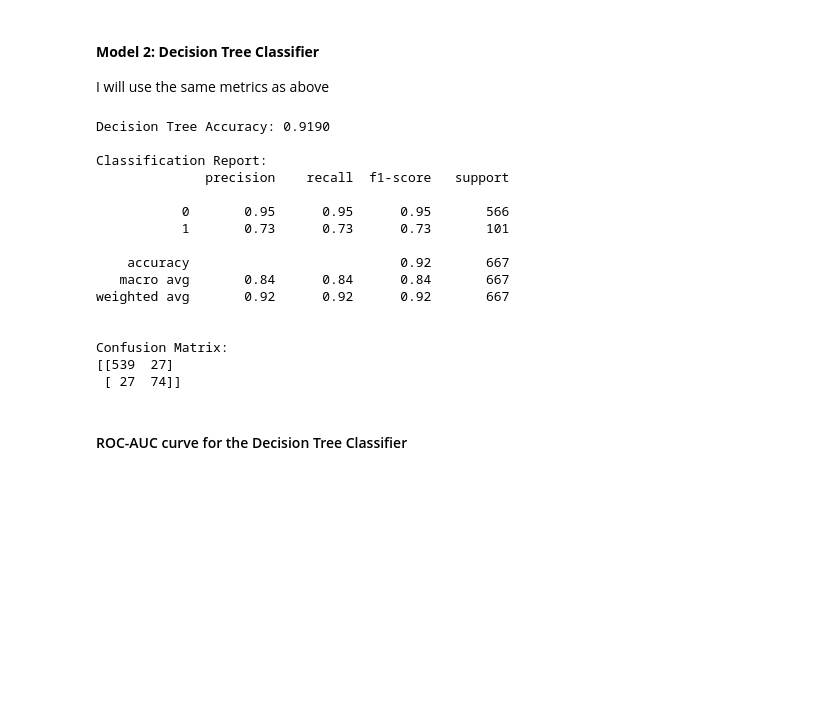
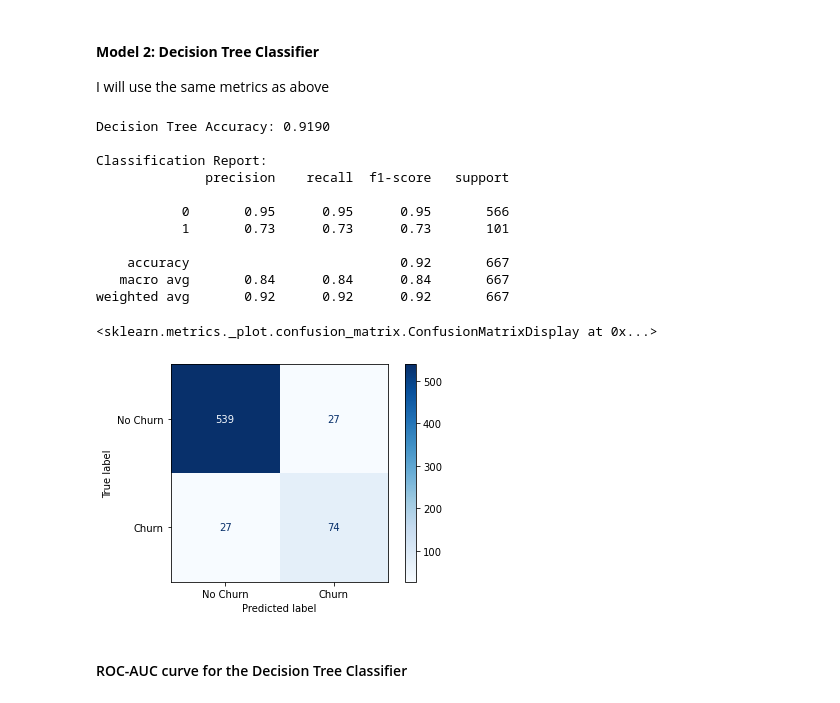
Before and after one commit to Kwamboka1584/SyriaTel-Customer-Churn, a Jupyter notebook: notebooks/CustomerChurn.ipynb, the cells around one changed output. Cells and saved outputs as stored; diff of their text form; code cells hidden in the pictures; blank space fills up the shorter version.

```diff
--- a/notebooks/CustomerChurn.ipynb
+++ b/notebooks/CustomerChurn.ipynb
@@ -747,39 +763,40 @@ I will use the same metrics as above
 # %%
 X_train, X_test, y_train, y_test = train_test_split(X, y, test_size=0.2, random_state=42)
 
 # Initialize and train the Decision Tree model
 dtree = DecisionTreeClassifier(random_state=42)
 dtree.fit(X_train, y_train)
 
 #  Predict and evaluate
 y_pred_dt = dtree.predict(X_test)
 
 #  Metrics
 acc_dt = accuracy_score(y_test, y_pred_dt)
 print(f"Decision Tree Accuracy: {acc_dt:.4f}")
 
 print("\nClassification Report:")
 print(classification_report(y_test, y_pred_dt))
 
-print("\nConfusion Matrix:")
-print(confusion_matrix(y_test, y_pred_dt))
+# Compute confusion matrix
+cm = confusion_matrix(y_test, y_pred_dt)
+
+# Display the confusion matrix
+disp = ConfusionMatrixDisplay(confusion_matrix=cm, display_labels=["No Churn", "Churn"])
+disp.plot(cmap='Blues')
 # %% [output]
 Decision Tree Accuracy: 0.9190
 
 Classification Report:
               precision    recall  f1-score   support
 
            0       0.95      0.95      0.95       566
            1       0.73      0.73      0.73       101
 
     accuracy                           0.92       667
    macro avg       0.84      0.84      0.84       667
 weighted avg       0.92      0.92      0.92       667
-
-
-Confusion Matrix:
-[[539  27]
- [ 27  74]]
+<sklearn.metrics._plot.confusion_matrix.ConfusionMatrixDisplay at 0x...>
+[figure, added]
 # %% [markdown]
 #### ROC-AUC curve for the Decision Tree Classifier
 # %%
```
Also changed, not shown: parts of 14 cells of this notebook.
